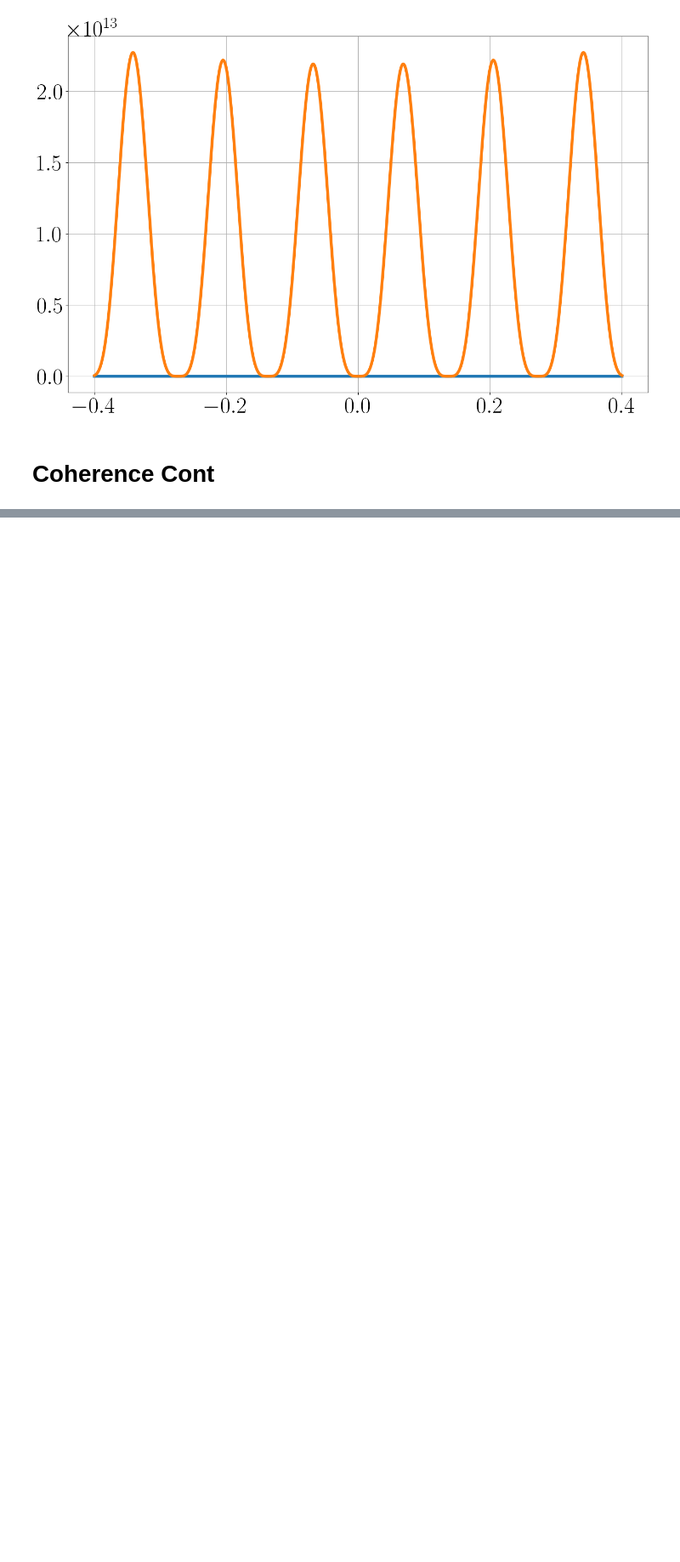
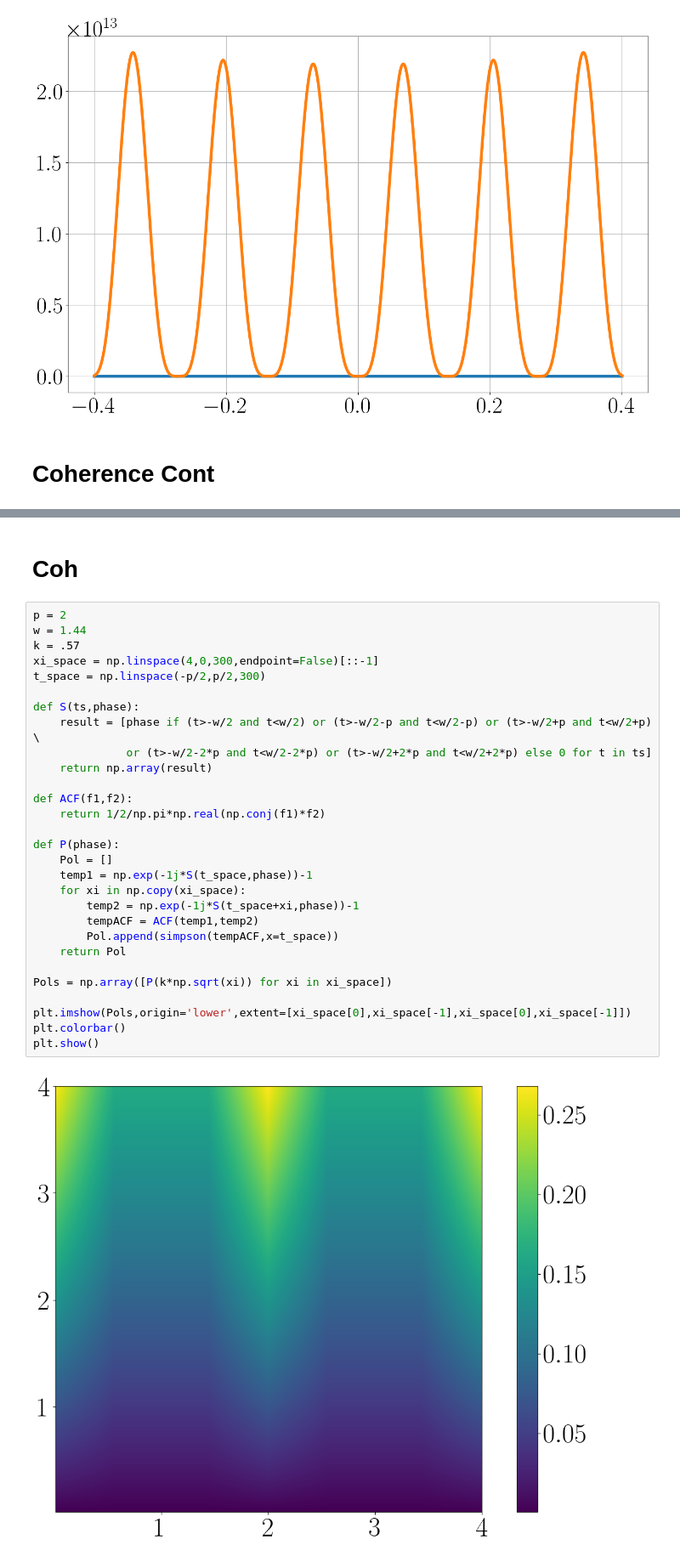
Before and after one commit to srmck/SESANS-coherence-length, a Jupyter notebook: Coherence_analysis.ipynb, the cells around one changed output, grey strips where cells are left out. Shown at 85% size. Cells and saved outputs as stored; diff of their text form; blank space fills up the shorter version.

```diff
--- a/Coherence_analysis.ipynb
+++ b/Coherence_analysis.ipynb
@@ -1407,0 +1406,33 @@ Norm check: 0.9999166694443227
+# %% [markdown]
+# Coh
+# %%
+p = 2
+w = 1.44
+k = .57
+xi_space = np.linspace(4,0,300,endpoint=False)[::-1]
+t_space = np.linspace(-p/2,p/2,300)
+
+def S(ts,phase):
+    result = [phase if (t>-w/2 and t<w/2) or (t>-w/2-p and t<w/2-p) or (t>-w/2+p and t<w/2+p) \
+              or (t>-w/2-2*p and t<w/2-2*p) or (t>-w/2+2*p and t<w/2+2*p) else 0 for t in ts]
+    return np.array(result)
+
+def ACF(f1,f2):
+    return 1/2/np.pi*np.real(np.conj(f1)*f2)
+
+def P(phase):
+    Pol = []
+    temp1 = np.exp(-1j*S(t_space,phase))-1
+    for xi in np.copy(xi_space):
+        temp2 = np.exp(-1j*S(t_space+xi,phase))-1
+        tempACF = ACF(temp1,temp2)
+        Pol.append(simpson(tempACF,x=t_space))
+    return Pol
+
+Pols = np.array([P(k*np.sqrt(xi)) for xi in xi_space])
+
+plt.imshow(Pols,origin='lower',extent=[xi_space[0],xi_space[-1],xi_space[0],xi_space[-1]])
+plt.colorbar()
+plt.show()
+# %% [output]
+[figure, added]
```
Also changed, not shown: parts of 2 cells of this notebook.
